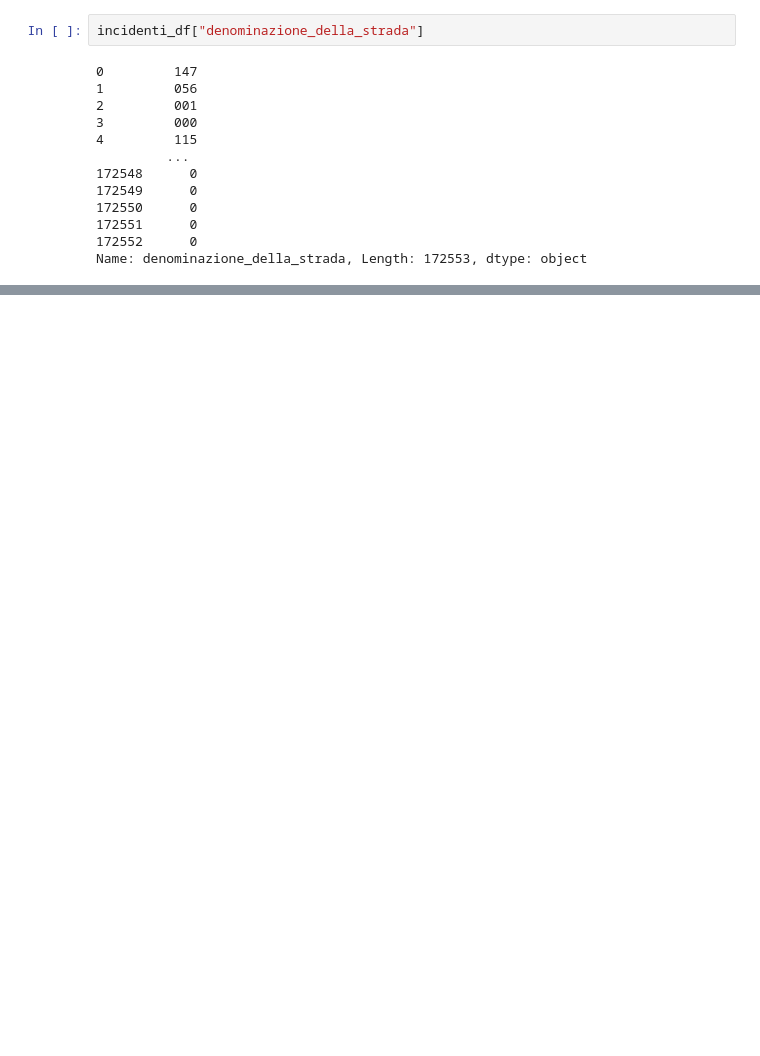
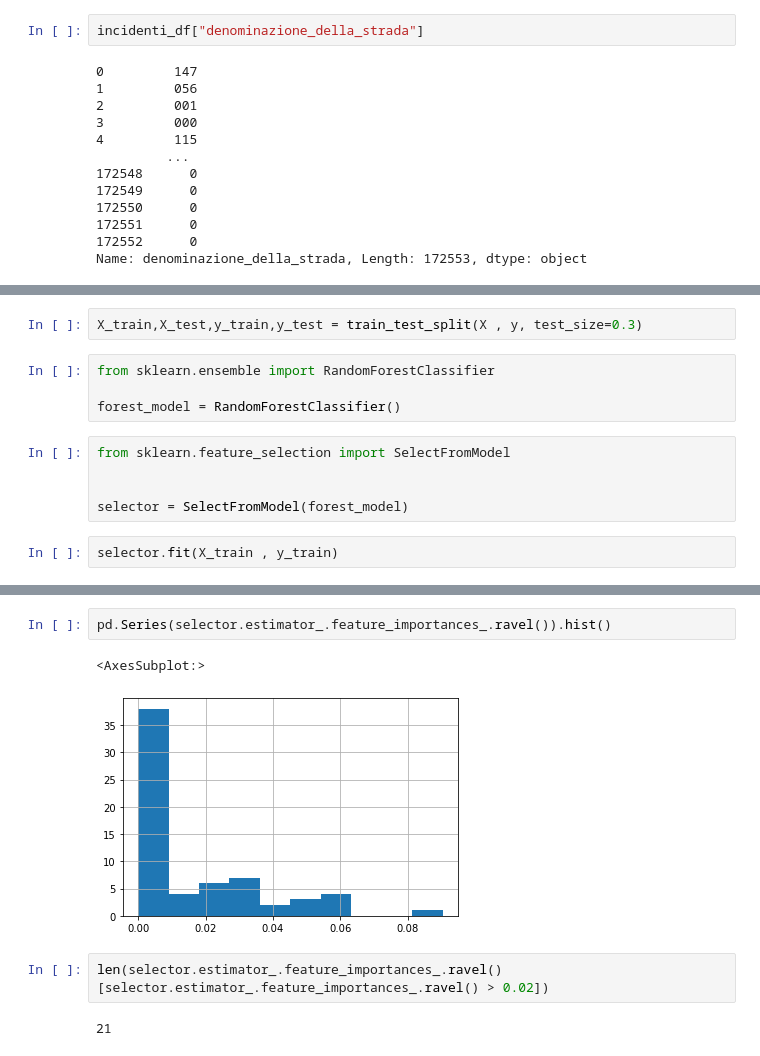
Before and after one commit to nico1654/project_work, a Jupyter notebook: Project_Work.ipynb, the cells around one changed output, grey strips where cells are left out. Cells and saved outputs as stored; diff of their text form; blank space fills up the shorter version.

```diff
--- a/Project_Work.ipynb
+++ b/Project_Work.ipynb
@@ -595,0 +713,13 @@ ValueError: could not convert string to float: 'A02'
+# %%
+X_train,X_test,y_train,y_test = train_test_split(X , y, test_size=0.3)
+# %%
+from sklearn.ensemble import RandomForestClassifier
+
+forest_model = RandomForestClassifier()
+# %%
+from sklearn.feature_selection import SelectFromModel
+
+
+selector = SelectFromModel(forest_model)
+# %%
+selector.fit(X_train , y_train)
@@ -595,0 +757,9 @@ ValueError: could not convert string to float: 'A02'
+# %%
+pd.Series(selector.estimator_.feature_importances_.ravel()).hist()
+# %% [output]
+<AxesSubplot:>
+[figure, added]
+# %%
+len(selector.estimator_.feature_importances_.ravel()[selector.estimator_.feature_importances_.ravel() > 0.02])
+# %% [output]
+21
```
Also changed, not shown: parts of 37 cells of this notebook.
